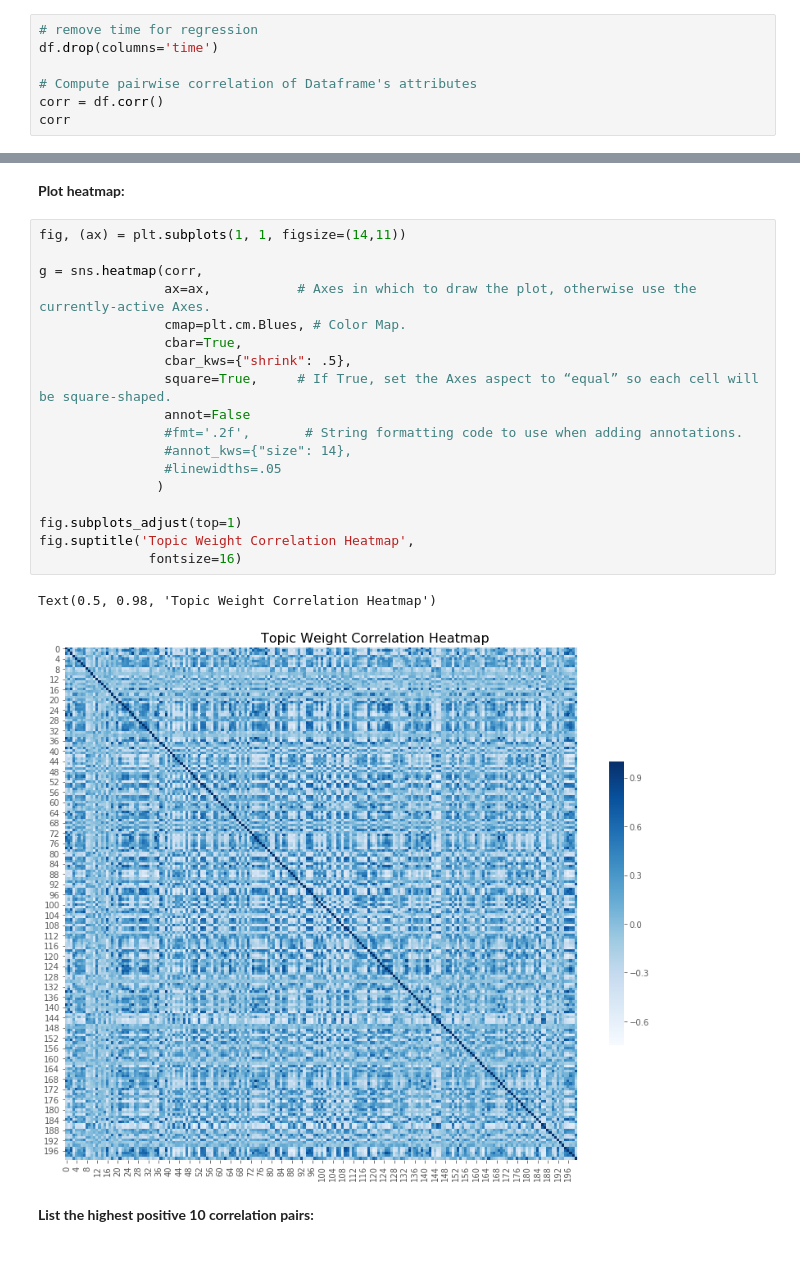
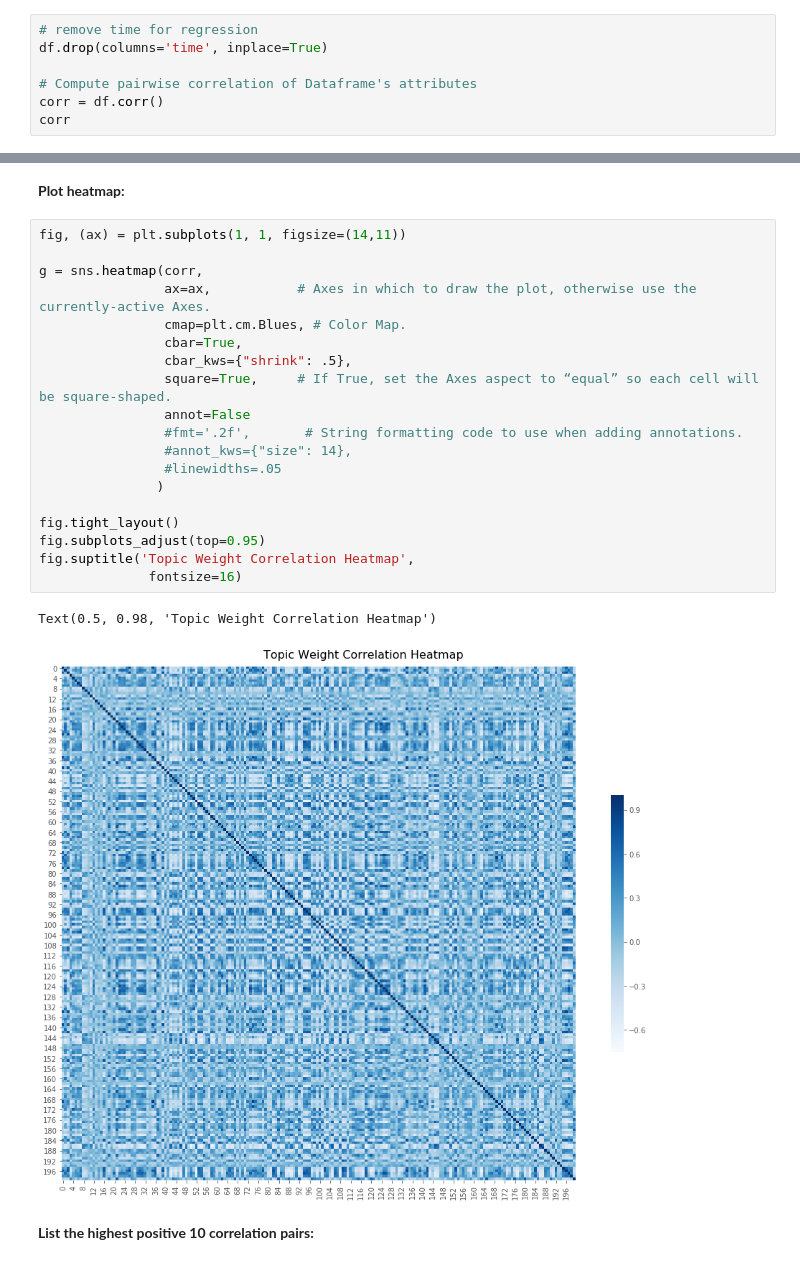
Before and after one commit to xandercai/papers-past-topic-modeling, a Jupyter notebook: 7-applying/1-mining.ipynb, the cells around one changed output, grey strips where cells are left out. Cells and saved outputs as stored; diff of their text form.

```diff
--- a/7-applying/1-mining.ipynb
+++ b/7-applying/1-mining.ipynb
@@ -246,7 +246,7 @@ g.fig.subplots_adjust(top=0.96, hspace=0.4, wspace=0.1)
 **After we get weight-month matrix, we check the correlation among features:**
 # %%
 # remove time for regression
-df.drop(columns='time')
+df.drop(columns='time', inplace=True)
 
 # Compute pairwise correlation of Dataframe's attributes
 corr = df.corr()
@@ -275,24 +275,25 @@ corr
 # %%
 fig, (ax) = plt.subplots(1, 1, figsize=(14,11))
 
 g = sns.heatmap(corr,
                 ax=ax,           # Axes in which to draw the plot, otherwise use the currently-active Axes.
                 cmap=plt.cm.Blues, # Color Map.
                 cbar=True,
                 cbar_kws={"shrink": .5},
                 square=True,     # If True, set the Axes aspect to “equal” so each cell will be square-shaped.
                 annot=False
                 #fmt='.2f',       # String formatting code to use when adding annotations.
                 #annot_kws={"size": 14},
                 #linewidths=.05
                )
 
-fig.subplots_adjust(top=1)
+fig.tight_layout()
+fig.subplots_adjust(top=0.95)
 fig.suptitle('Topic Weight Correlation Heatmap',
               fontsize=16)
 # %% [output]
 Text(0.5, 0.98, 'Topic Weight Correlation Heatmap')
-[figure, old version]
+[figure, new version]
 # %% [markdown]
 **List the highest positive 10 correlation pairs:**
 # %%
```
Also changed, not shown: parts of 16 cells of this notebook, 1 other file.
